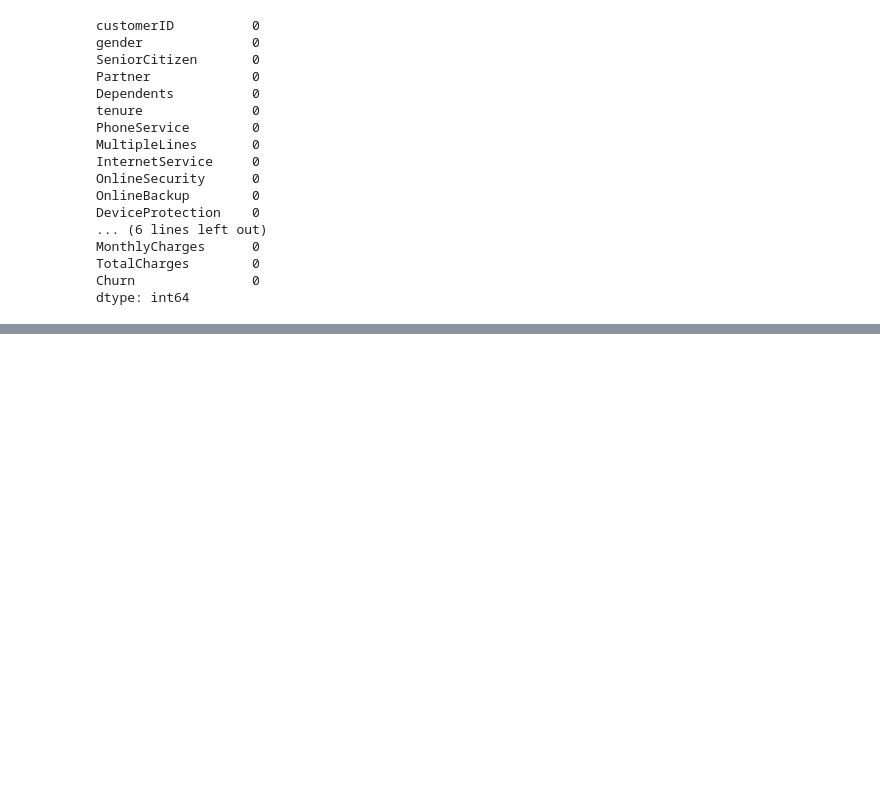
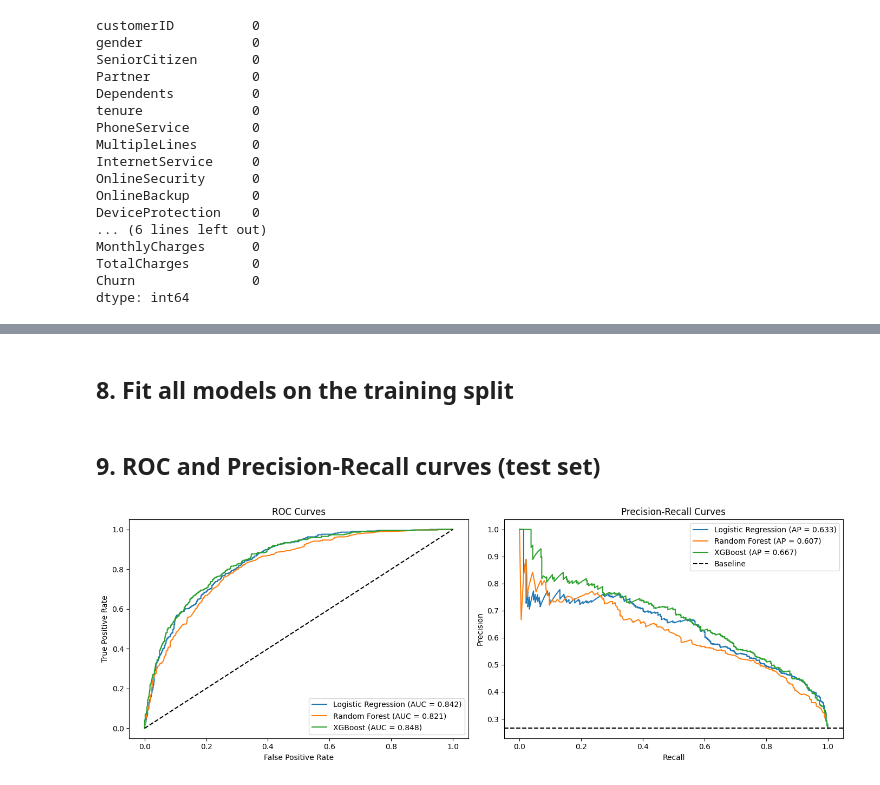
Before and after one commit to mahee0802/FUTURE_ML_02, a Jupyter notebook: notebook/ML_2.ipynb, the cells around one changed output, grey strips where cells are left out. Drawn from its saved outputs; the diff is of its cells as text; code cells hidden in the pictures; blank space fills up the shorter version.

```diff
--- a/notebook/ML_2.ipynb
+++ b/notebook/ML_2.ipynb
@@ -260,0 +139,12 @@ NameError: name 'churn_predictions_with_probability' is not defined
+# %%
+spw = (y == 0).sum() / (y == 1).sum()
+
+models = {
+    'Logistic Regression': LogisticRegression(max_iter=1000, class_weight='balanced'),
+    'Random Forest': RandomForestClassifier(n_estimators=200, class_weight='balanced',
+                                            random_state=RANDOM_STATE),
+    'XGBoost': XGBClassifier(n_estimators=200, learning_rate=0.05, max_depth=3,
+                             subsample=0.8, colsample_bytree=0.8, scale_pos_weight=spw,
+                             eval_metric='logloss', random_state=RANDOM_STATE),
+}
+pipelines = {name: Pipeline([('pre', preprocessor), ('clf', m)]) for name, m in models.items()}
@@ -260,0 +154,10 @@ NameError: name 'churn_predictions_with_probability' is not defined
+# %%
+cv = StratifiedKFold(5, shuffle=True, random_state=RANDOM_STATE)
+rows = []
+for name, pipe in pipelines.items():
+    r = cross_validate(pipe, X, y, cv=cv,
+                       scoring=['roc_auc', 'average_precision', 'recall', 'precision', 'f1'])
+    rows.append({'Model': name,
+                 **{k[5:]: round(v.mean(), 3) for k, v in r.items() if k.startswith('test_')}})
+cv_results = pd.DataFrame(rows).rename(columns={'average_precision': 'pr_auc'}).set_index('Model')
+cv_results
@@ -260,0 +170,20 @@ NameError: name 'churn_predictions_with_probability' is not defined
+# %% [markdown]
+## 8. Fit all models on the training split
+# %%
+for name, pipe in pipelines.items():
+    pipe.fit(X_train, y_train)
+probs = {name: pipe.predict_proba(X_test)[:, 1] for name, pipe in pipelines.items()}
+# %% [markdown]
+## 9. ROC and Precision-Recall curves (test set)
+# %%
+fig, ax = plt.subplots(1, 2, figsize=(14, 5))
+for name, p in probs.items():
+    fpr, tpr, _ = roc_curve(y_test, p)
+    ax[0].plot(fpr, tpr, label=f"{name} (AUC = {auc(fpr, tpr):.3f})")
+    pr, rc, _ = precision_recall_curve(y_test, p)
+    ax[1].plot(rc, pr, label=f"{name} (AP = {average_precision_score(y_test, p):.3f})")
+ax[0].plot([0, 1], [0, 1], 'k--'); ax[0].set(xlabel="False Positive Rate", ylabel="True Positive Rate", title="ROC Curves")
+ax[1].axhline(y_test.mean(), color='k', ls='--', label='Baseline'); ax[1].set(xlabel="Recall", ylabel="Precision", title="Precision-Recall Curves")
+ax[0].legend(); ax[1].legend(); plt.tight_layout(); plt.show()
+# %% [output]
+[figure, added]
```
Also changed, not shown: parts of 47 cells of this notebook, 3 other files.
